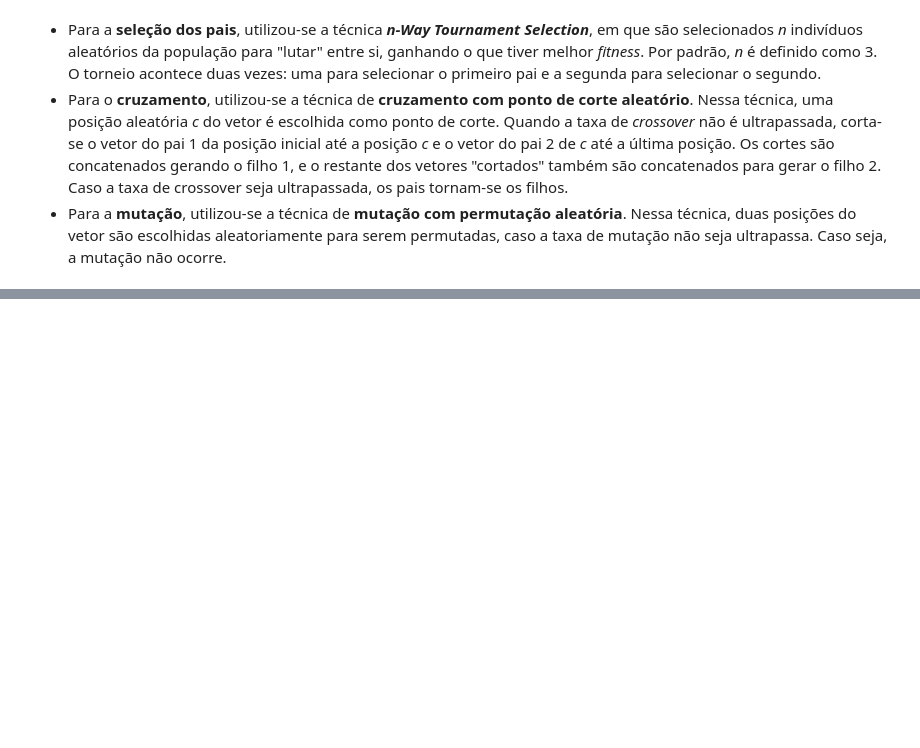
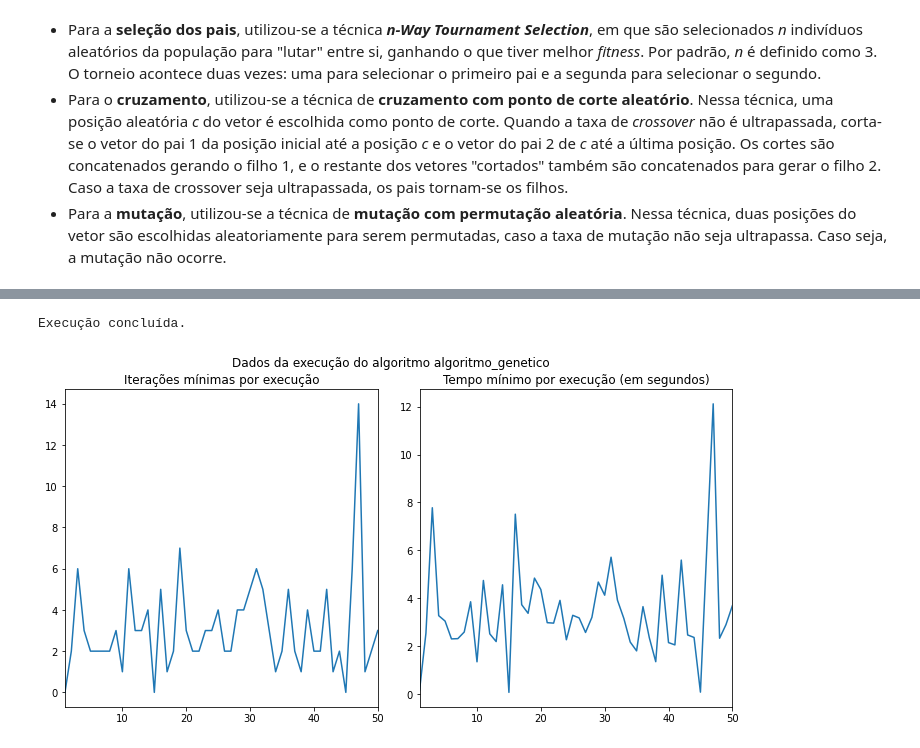
Before and after one commit to ygarasab/oito-rainhas, a Jupyter notebook: Trabalho 01 - Algoritmos de Busca.ipynb, the cells around one changed output, grey strips where cells are left out. Saved outputs shown, nothing was run; the diff lists cells and outputs as text; code cells hidden in the pictures; blank space fills up the shorter version.

```diff
--- a/Trabalho 01 - Algoritmos de Busca.ipynb
+++ b/Trabalho 01 - Algoritmos de Busca.ipynb
@@ -52,0 +748,43 @@ A função objetivo utilizada é a mesma do algoritmo anterior, uma vez que essa
+# %%
+def algoritmo_genetico(tamanho_populacao=20, max_iteracoes=1000, taxa_mutacao=.03, taxa_crossover=.8, tamanho_ringue=3, verboso=False):
+    tamanho_populacao = verifica_tipo(tamanho_populacao=(tamanho_populacao, "parâmetro", t.SupportsInt))
+    max_iteracoes = verifica_tipo(max_iteracoes=(max_iteracoes, "parâmetro", t.SupportsInt))
+    taxa_mutacao = verifica_tipo(taxa_mutacao=(taxa_mutacao, "parâmetro", t.SupportsFloat))
+    taxa_crossover = verifica_tipo(taxa_crossover=(taxa_crossover, "parâmetro", t.SupportsFloat))
+    tamanho_ringue = verifica_tipo(tamanho_do_ringue=(tamanho_ringue, "parâmetro", t.SupportsInt))
+    verboso = verifica_tipo(verboso=(verboso, "parâmetro", (bool, np.bool_)))
+
+    verifica_nao_negatividade(tamanho_populacao=(tamanho_populacao, "parâmetro"), max_iteracoes=(max_iteracoes, "parâmetro"), taxa_mutacao=(taxa_mutacao, "parâmetro"), taxa_crossover=(taxa_crossover, "parâmetro"), tamanho_ringue=(tamanho_ringue, "parâmetro"))
+    verifica_menor_ou_igual_a(taxa_mutacao=(taxa_mutacao, "parâmetro"), valor=(1, "valor"))
+    verifica_menor_ou_igual_a(taxa_mutacao=(taxa_crossover, "parâmetro"), valor=(1, "valor"))
+    verifica_menor_ou_igual_a(tamanho_ringue=(tamanho_ringue, "parâmetro"), tamanho_populacao=(tamanho_populacao, "parâmetro"))
+
+    pais = inicializa_populacao(tamanho_populacao)
+    iteracao = 0
+
+    if verboso is True:
+        print(f"[Iteração {iteracao}] População inicial: \n"
+              f"{gera_contagem_populacao(pais)}", end="\n\n")
+
+    while iteracao < max_iteracoes:
+        if pais[0].valor == 0:
+            if verboso is True:
+                print("Uma solução ótima foi encontrada.")
+
+            break
+
+        filhos = gera_nova_populacao(pais, taxa_crossover, taxa_mutacao, tamanho_ringue)
+        pais = seleciona_sobreviventes(pais, filhos)
+        iteracao += 1
+
+        if verboso is True:
+            print(f"[Iteração {iteracao}]\n"
+                  f"Filhos: \n"
+                  f"{gera_contagem_populacao(filhos)}\n\n"
+                  f"Sobreviventes: \n"
+                  f"{gera_contagem_populacao(pais)}", end="\n\n")
+
+    if iteracao >= max_iteracoes and verboso is True:
+        print("O número máximo de iterações foi atingido.")
+
+    return pais[0], iteracao
@@ -62,0 +823,5 @@ A função objetivo utilizada é a mesma do algoritmo anterior, uma vez que essa
+# %%
+tabelaAG, figuraAG = executa_experimento(algoritmo_genetico)
+# %% [output]
+Execução concluída.
+[figure, added]
```
Also changed, not shown: parts of 100 cells of this notebook, 12 other files.
